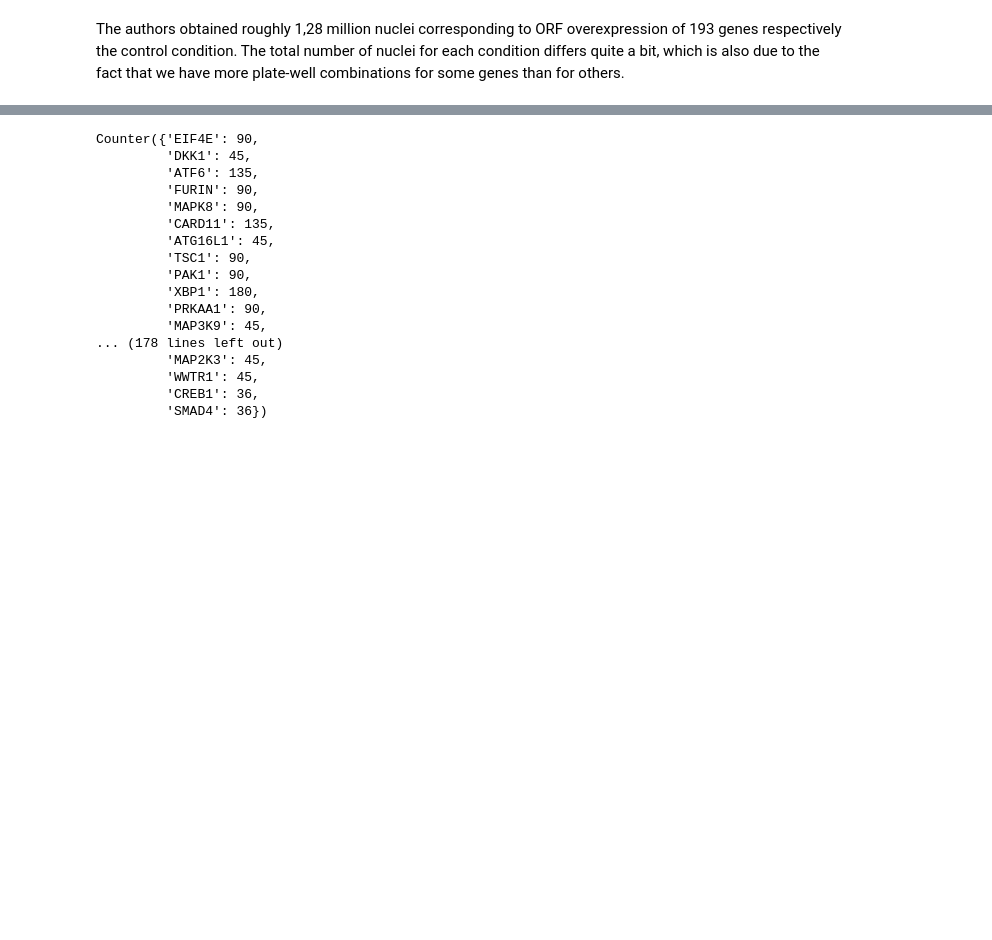
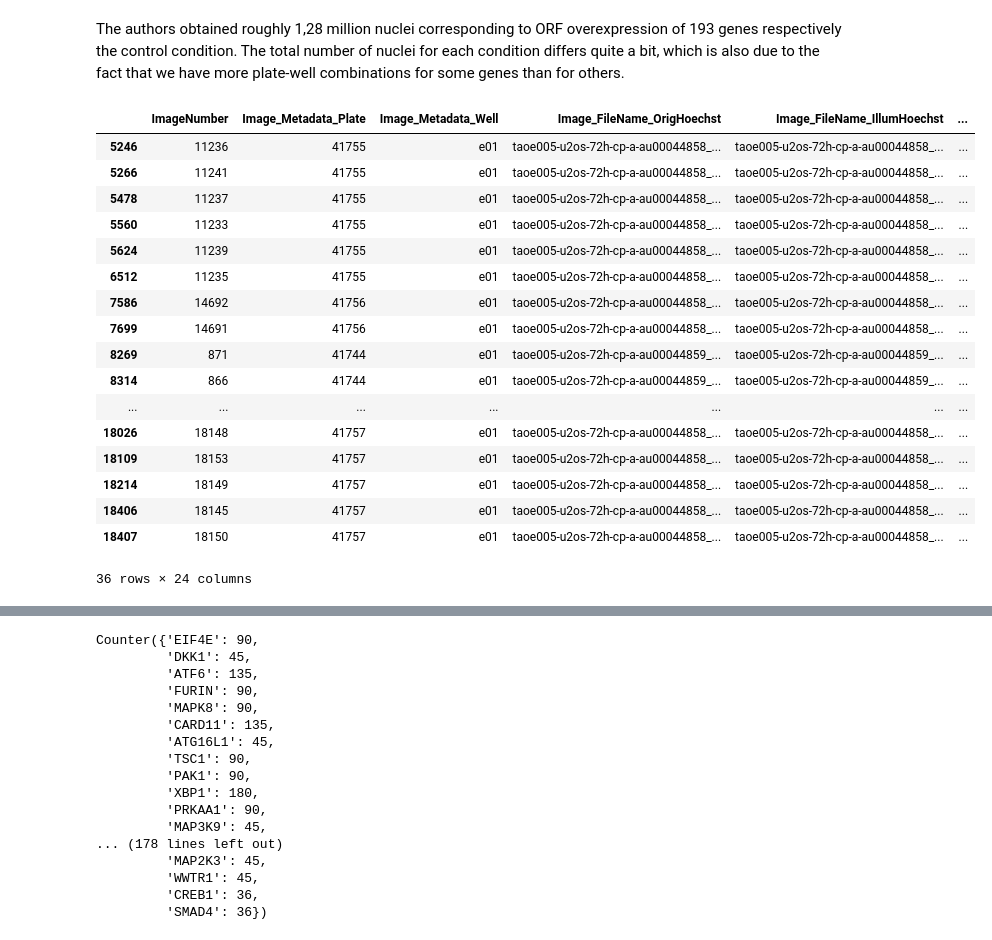
Before and after one commit to uhlerlab/image2reg, a Jupyter notebook: notebooks/image/preprocessing/eda_image_dataset.ipynb, the cells around one changed output, grey strips where cells are left out. Cells and saved outputs as stored; diff of their text form; code cells hidden in the pictures; blank space fills up the shorter version.

```diff
--- a/notebooks/image/preprocessing/eda_image_dataset.ipynb
+++ b/notebooks/image/preprocessing/eda_image_dataset.ipynb
@@ -511,3 +511,24 @@ np.sum(list(filtered_metadata_orm["Image_Count_Nuclei"])), len(
 [interactive output not drawn]
 # %% [markdown]
 The authors obtained roughly 1,28 million nuclei corresponding to ORF overexpression of 193 genes respectively the control condition. The total number of nuclei for each condition differs quite a bit, which is also due to the fact that we have more plate-well combinations for some genes than for others.
+# %%
+filtered_metadata_orm.loc[filtered_metadata_orm["Image_Metadata_GeneSymbol"] == "SMAD4"]
+# %% [output]
+|  | ImageNumber | Image_Metadata_Plate | Image_Metadata_Well | Image_FileName_OrigHoechst | Image_FileName_IllumHoechst | ... |
+| 5246 | 11236 | 41755 | e01 | taoe005-u2os-72h-cp-a-au00044858_... | taoe005-u2os-72h-cp-a-au00044858_... | ... |
+| 5266 | 11241 | 41755 | e01 | taoe005-u2os-72h-cp-a-au00044858_... | taoe005-u2os-72h-cp-a-au00044858_... | ... |
+| 5478 | 11237 | 41755 | e01 | taoe005-u2os-72h-cp-a-au00044858_... | taoe005-u2os-72h-cp-a-au00044858_... | ... |
+| 5560 | 11233 | 41755 | e01 | taoe005-u2os-72h-cp-a-au00044858_... | taoe005-u2os-72h-cp-a-au00044858_... | ... |
+| 5624 | 11239 | 41755 | e01 | taoe005-u2os-72h-cp-a-au00044858_... | taoe005-u2os-72h-cp-a-au00044858_... | ... |
+| 6512 | 11235 | 41755 | e01 | taoe005-u2os-72h-cp-a-au00044858_... | taoe005-u2os-72h-cp-a-au00044858_... | ... |
+| 7586 | 14692 | 41756 | e01 | taoe005-u2os-72h-cp-a-au00044858_... | taoe005-u2os-72h-cp-a-au00044858_... | ... |
+| 7699 | 14691 | 41756 | e01 | taoe005-u2os-72h-cp-a-au00044858_... | taoe005-u2os-72h-cp-a-au00044858_... | ... |
+| 8269 | 871 | 41744 | e01 | taoe005-u2os-72h-cp-a-au00044859_... | taoe005-u2os-72h-cp-a-au00044859_... | ... |
+| 8314 | 866 | 41744 | e01 | taoe005-u2os-72h-cp-a-au00044859_... | taoe005-u2os-72h-cp-a-au00044859_... | ... |
+| ... | ... | ... | ... | ... | ... | ... |
+| 18026 | 18148 | 41757 | e01 | taoe005-u2os-72h-cp-a-au00044858_... | taoe005-u2os-72h-cp-a-au00044858_... | ... |
+| 18109 | 18153 | 41757 | e01 | taoe005-u2os-72h-cp-a-au00044858_... | taoe005-u2os-72h-cp-a-au00044858_... | ... |
+| 18214 | 18149 | 41757 | e01 | taoe005-u2os-72h-cp-a-au00044858_... | taoe005-u2os-72h-cp-a-au00044858_... | ... |
+| 18406 | 18145 | 41757 | e01 | taoe005-u2os-72h-cp-a-au00044858_... | taoe005-u2os-72h-cp-a-au00044858_... | ... |
+| 18407 | 18150 | 41757 | e01 | taoe005-u2os-72h-cp-a-au00044858_... | taoe005-u2os-72h-cp-a-au00044858_... | ... |
+36 rows × 24 columns
```
Also changed, not shown: parts of 1 cell of this notebook, 1 other file.
